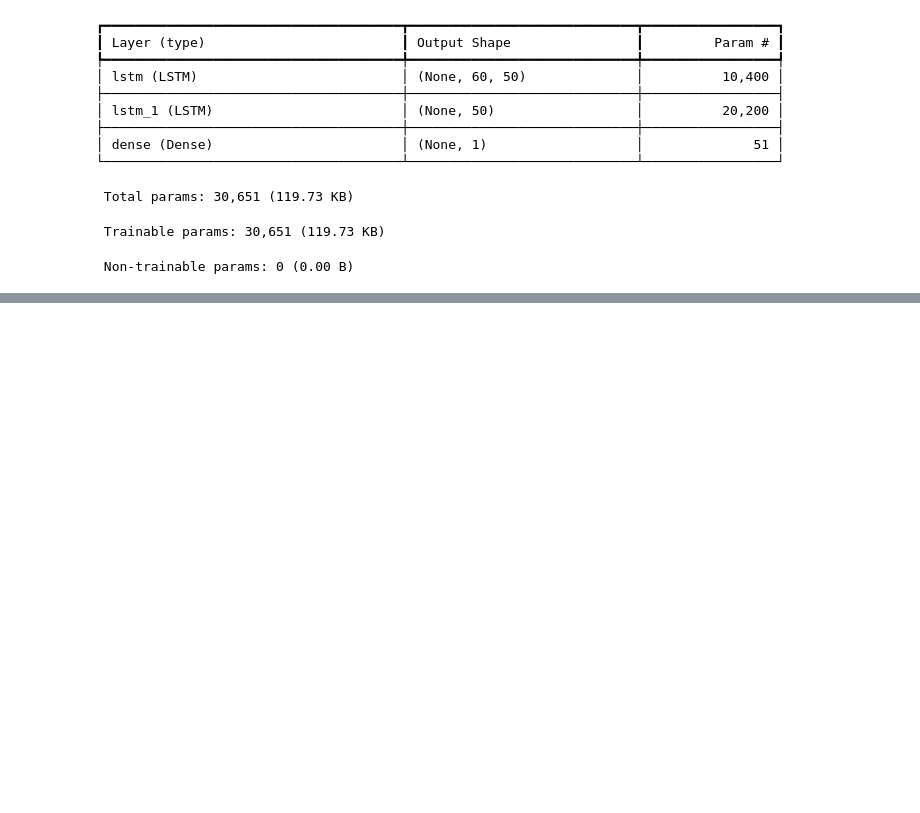
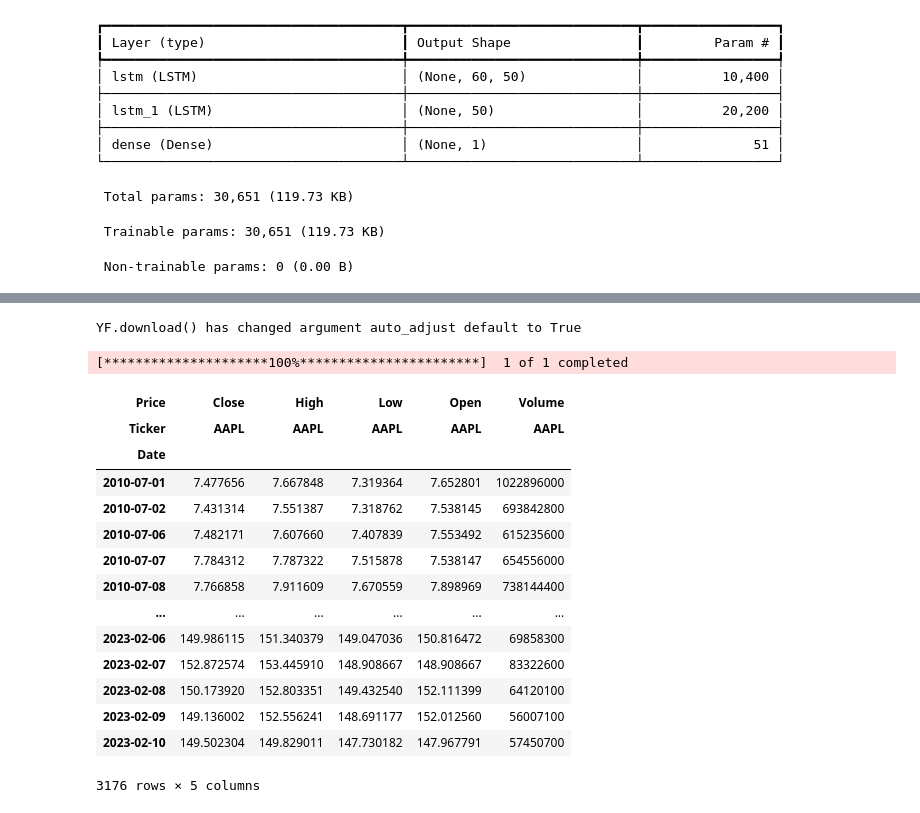
Before and after one commit to Dexterchhoria/ml_project, a Jupyter notebook: Stock_price_prediction_using_lstm.ipynb, the cells around one changed output, grey strips where cells are left out. Saved outputs shown, nothing was run; the diff lists cells and outputs as text; code cells hidden in the pictures; blank space fills up the shorter version.

```diff
--- a/Stock_price_prediction_using_lstm.ipynb
+++ b/Stock_price_prediction_using_lstm.ipynb
@@ -196,0 +200,23 @@ plt.show()
+# %%
+aapl = yf.download('AAPL', start = '2010-07-01', end = '2023-02-11')
+# %% [output]
+YF.download() has changed argument auto_adjust default to True
+[*********************100%***********************]  1 of 1 completed
+# %%
+aapl
+# %% [output]
+| Price | Close | High | Low | Open | Volume |
+| Ticker | AAPL | AAPL | AAPL | AAPL | AAPL |
+| Date |  |  |  |  |  |
+| 2010-07-01 | 7.477656 | 7.667848 | 7.319364 | 7.652801 | 1022896000 |
+| 2010-07-02 | 7.431314 | 7.551387 | 7.318762 | 7.538145 | 693842800 |
+| 2010-07-06 | 7.482171 | 7.607660 | 7.407839 | 7.553492 | 615235600 |
+| 2010-07-07 | 7.784312 | 7.787322 | 7.515878 | 7.538147 | 654556000 |
+| 2010-07-08 | 7.766858 | 7.911609 | 7.670559 | 7.898969 | 738144400 |
+| ... | ... | ... | ... | ... | ... |
+| 2023-02-06 | 149.986115 | 151.340379 | 149.047036 | 150.816472 | 69858300 |
+| 2023-02-07 | 152.872574 | 153.445910 | 148.908667 | 148.908667 | 83322600 |
+| 2023-02-08 | 150.173920 | 152.803351 | 149.432540 | 152.111399 | 64120100 |
+| 2023-02-09 | 149.136002 | 152.556241 | 148.691177 | 152.012560 | 56007100 |
+| 2023-02-10 | 149.502304 | 149.829011 | 147.730182 | 147.967791 | 57450700 |
+3176 rows × 5 columns
```
Also changed, not shown: parts of 17 cells of this notebook.
